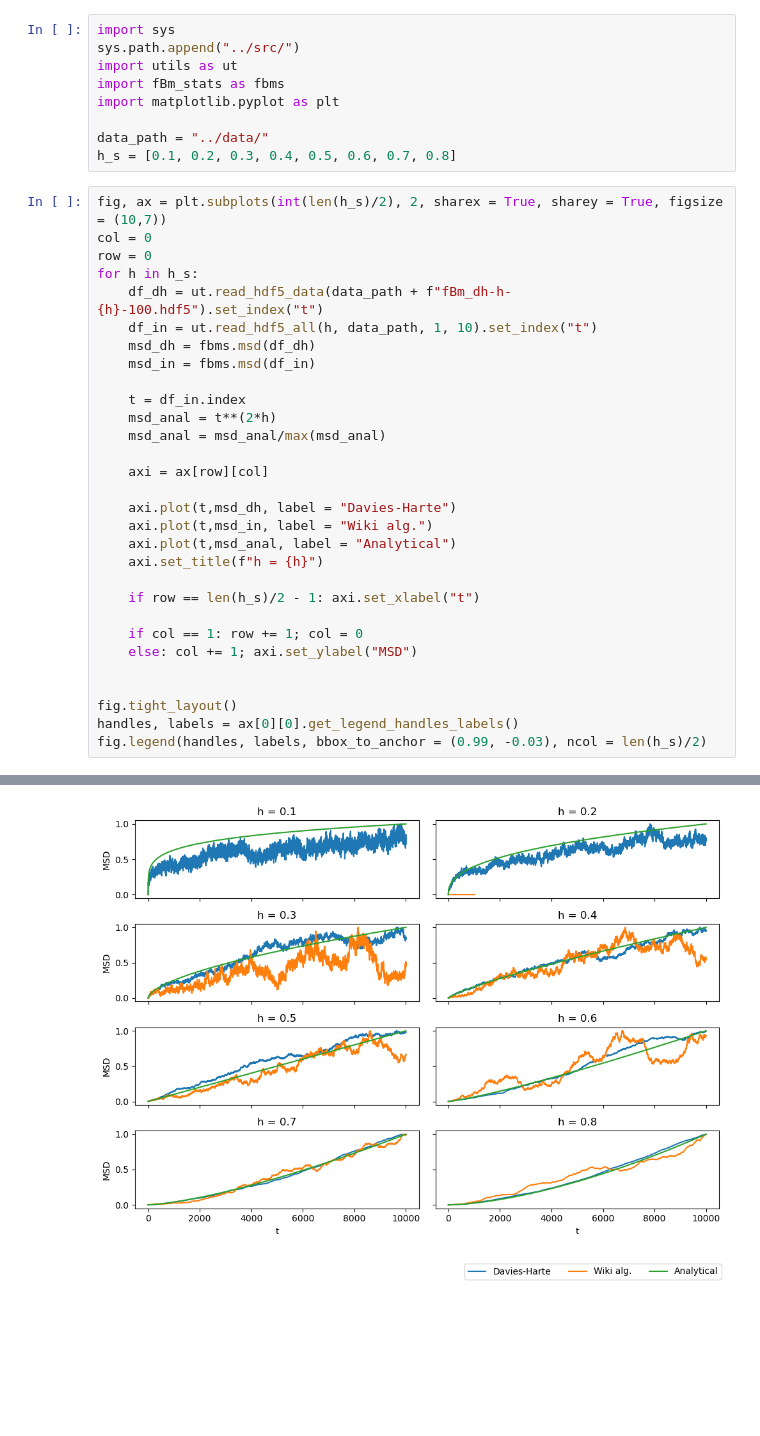
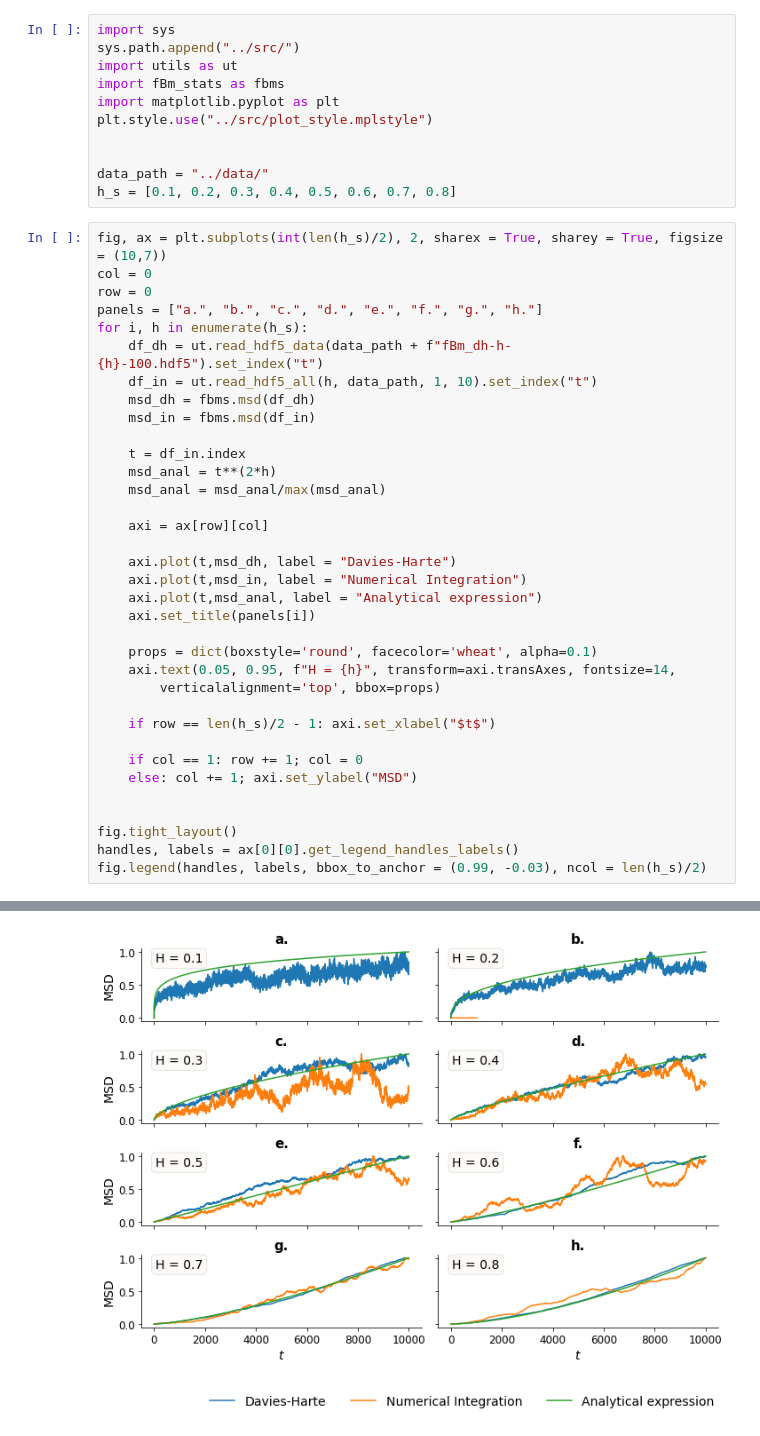
Before and after one commit to davidsantiagoquevedo/fractional-langevin-equations, a Jupyter notebook: analysis/inspect_fBm_trajectories.ipynb, the cells around one changed output, grey strips where cells are left out. Drawn from its saved outputs; the diff is of its cells as text; blank space fills up the shorter version.

Commit message:
feat: updated plots for nga and fbm bechmarks

```diff
--- a/analysis/inspect_fBm_trajectories.ipynb
+++ b/analysis/inspect_fBm_trajectories.ipynb
@@ -4,39 +4,46 @@ sys.path.append("../src/")
 import utils as ut
 import fBm_stats as fbms
 import matplotlib.pyplot as plt
+plt.style.use("../src/plot_style.mplstyle")
+
 
 data_path = "../data/"
 h_s = [0.1, 0.2, 0.3, 0.4, 0.5, 0.6, 0.7, 0.8]
 # %%
 fig, ax = plt.subplots(int(len(h_s)/2), 2, sharex = True, sharey = True, figsize = (10,7))
 col = 0
 row = 0
-for h in h_s:
+panels = ["a.", "b.", "c.", "d.", "e.", "f.", "g.", "h."]
+for i, h in enumerate(h_s):
     df_dh = ut.read_hdf5_data(data_path + f"fBm_dh-h-{h}-100.hdf5").set_index("t")
     df_in = ut.read_hdf5_all(h, data_path, 1, 10).set_index("t")
     msd_dh = fbms.msd(df_dh)
     msd_in = fbms.msd(df_in)
 
     t = df_in.index
     msd_anal = t**(2*h)
     msd_anal = msd_anal/max(msd_anal)
 
     axi = ax[row][col]
 
     axi.plot(t,msd_dh, label = "Davies-Harte")
-    axi.plot(t,msd_in, label = "Wiki alg.")
-    axi.plot(t,msd_anal, label = "Analytical")
-    axi.set_title(f"h = {h}")
+    axi.plot(t,msd_in, label = "Numerical Integration")
+    axi.plot(t,msd_anal, label = "Analytical expression")
+    axi.set_title(panels[i])
 
-    if row == len(h_s)/2 - 1: axi.set_xlabel("t")
+    props = dict(boxstyle='round', facecolor='wheat', alpha=0.1)
+    axi.text(0.05, 0.95, f"H = {h}", transform=axi.transAxes, fontsize=14,
+        verticalalignment='top', bbox=props)
+
+    if row == len(h_s)/2 - 1: axi.set_xlabel("$t$")
 
     if col == 1: row += 1; col = 0
     else: col += 1; axi.set_ylabel("MSD")
 
 
 fig.tight_layout()
 handles, labels = ax[0][0].get_legend_handles_labels()
 fig.legend(handles, labels, bbox_to_anchor = (0.99, -0.03), ncol = len(h_s)/2)
 # %% [output]
 <matplotlib.legend.Legend at 0x...>
-[figure, old version]
+[figure, new version]
```
Also changed, not shown: 1 other file.
